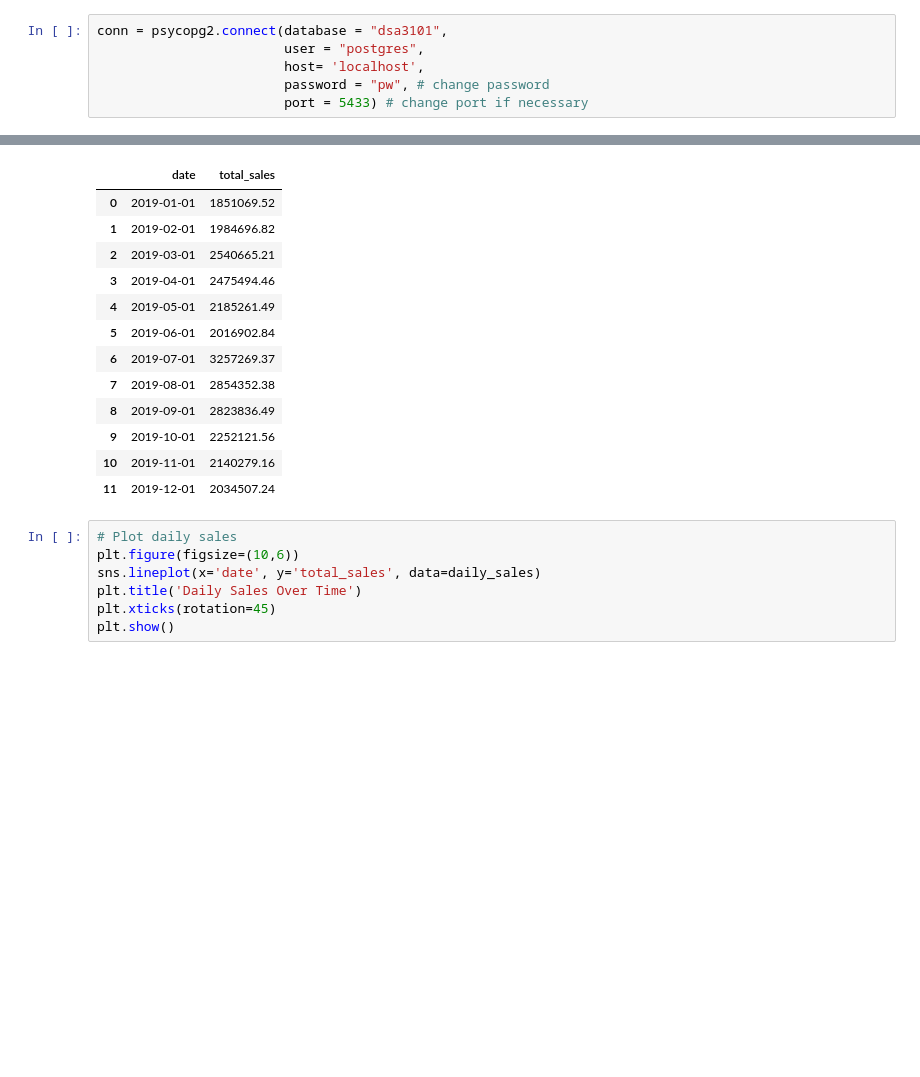
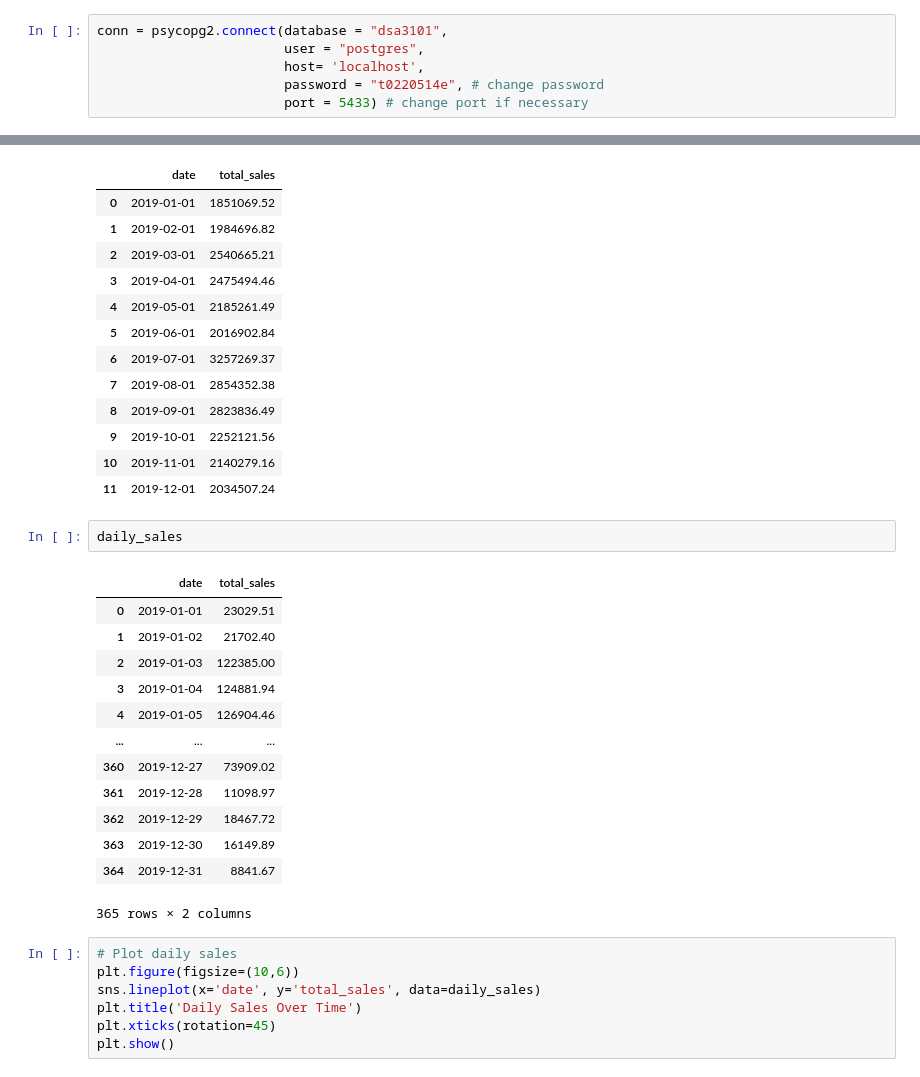
Before and after one commit to sweeenlim/Passion8, a Jupyter notebook: purchase_behaviour.ipynb, the cells around one changed output, grey strips where cells are left out. Drawn from its saved outputs; the diff is of its cells as text; blank space fills up the shorter version.

```diff
--- a/purchase_behaviour.ipynb
+++ b/purchase_behaviour.ipynb
@@ -14,7 +13,7 @@ from kmodes.kmodes import KModes
 conn = psycopg2.connect(database = "dsa3101",
                         user = "postgres",
                         host= 'localhost',
-                        password = "pw", # change password
+                        password = "t0220514e", # change password
                         port = 5433) # change port if necessary
 # %% [markdown]
 ## Tables
@@ -266,6 +265,22 @@ monthly_sales
 | 9 | 2019-10-01 | 2252121.56 |
 | 10 | 2019-11-01 | 2140279.16 |
 | 11 | 2019-12-01 | 2034507.24 |
+# %%
+daily_sales
+# %% [output]
+|  | date | total_sales |
+| 0 | 2019-01-01 | 23029.51 |
+| 1 | 2019-01-02 | 21702.40 |
+| 2 | 2019-01-03 | 122385.00 |
+| 3 | 2019-01-04 | 124881.94 |
+| 4 | 2019-01-05 | 126904.46 |
+| ... | ... | ... |
+| 360 | 2019-12-27 | 73909.02 |
+| 361 | 2019-12-28 | 11098.97 |
+| 362 | 2019-12-29 | 18467.72 |
+| 363 | 2019-12-30 | 16149.89 |
+| 364 | 2019-12-31 | 8841.67 |
+365 rows × 2 columns
 # %%
 # Plot daily sales
 plt.figure(figsize=(10,6))
```
Also changed, not shown: parts of 1 cell of this notebook.
